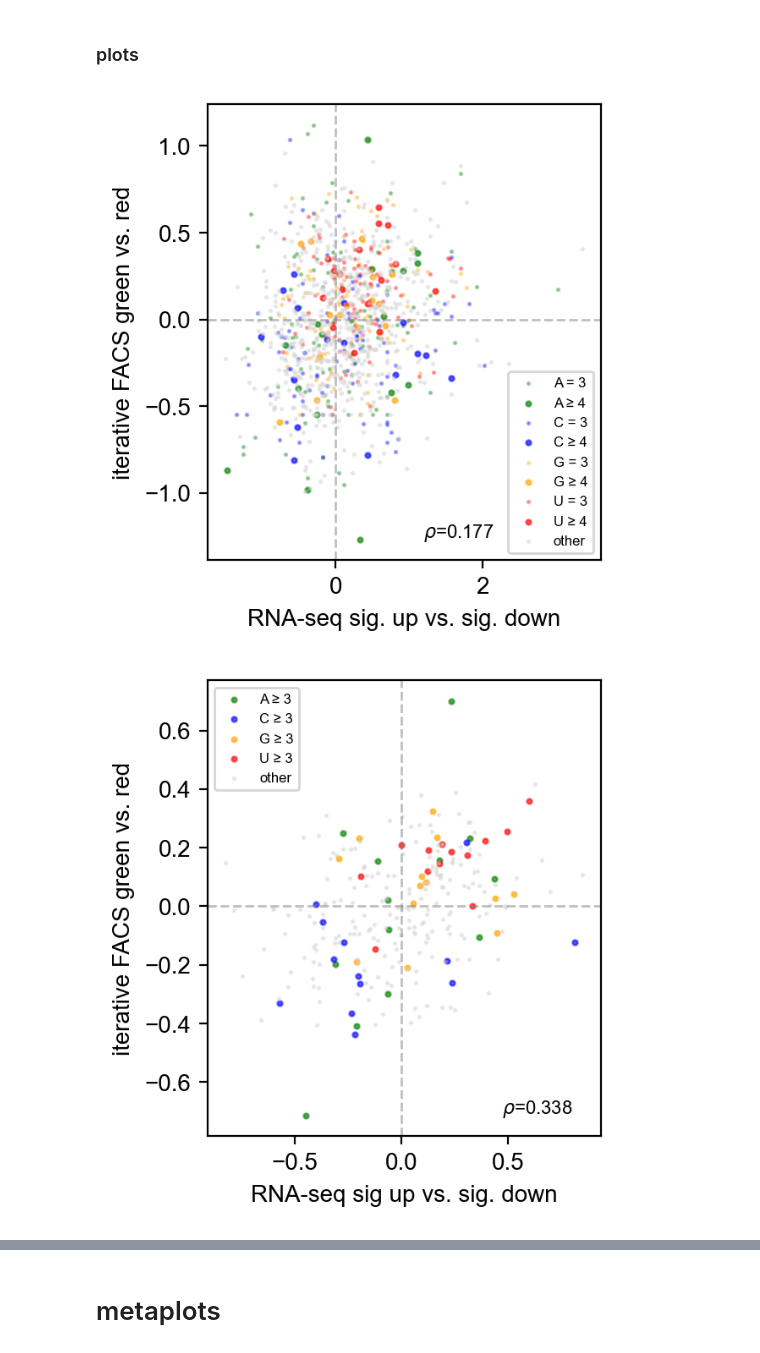
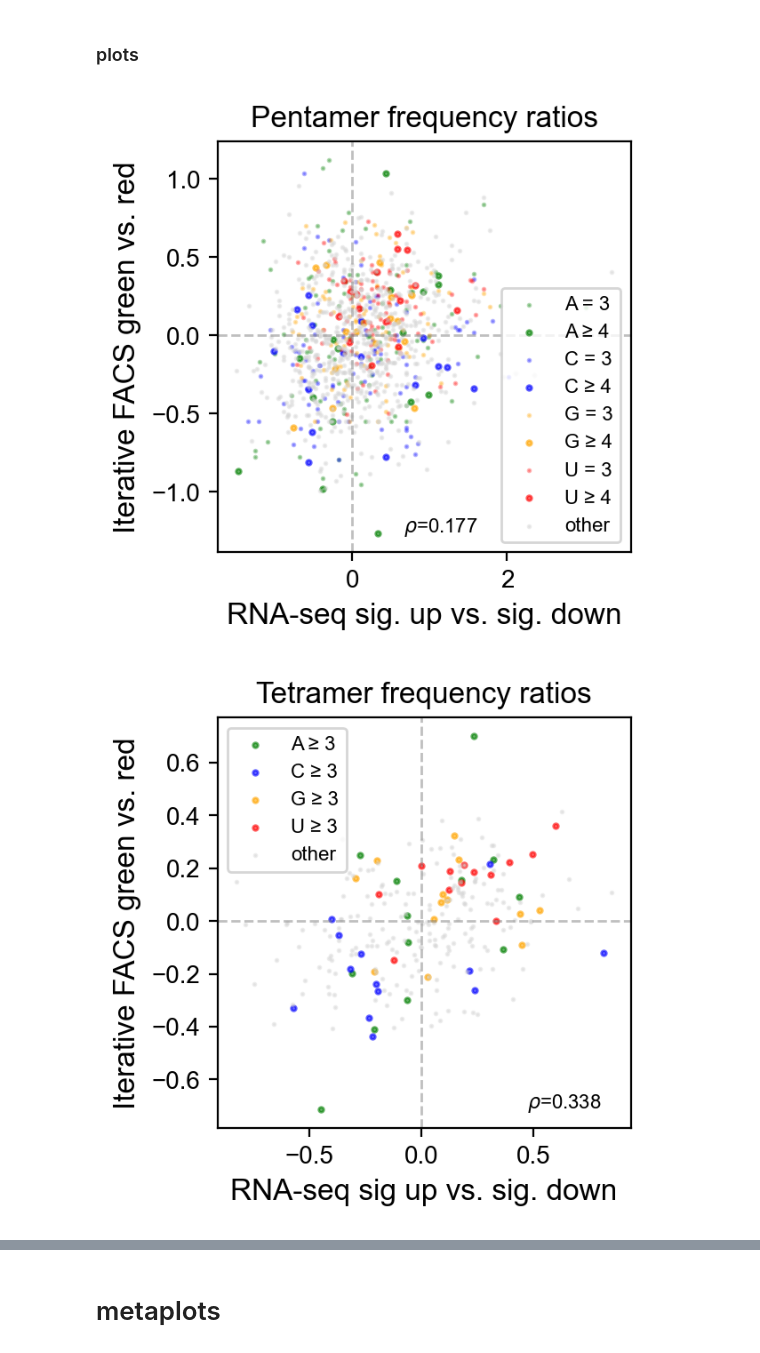
Before and after one commit to ejkk0/IME, a Jupyter notebook: Notebooks/10 Explore sequence dependence of IME.ipynb, the cells around one changed output, grey strips where cells are left out. Saved outputs shown, nothing was run; the diff lists cells and outputs as text; code cells hidden in the pictures.

Commit message:
Updated notebooks with high resolution figures and changes for revisions.

```diff
--- a/Notebooks/10 Explore sequence dependence of IME.ipynb
+++ b/Notebooks/10 Explore sequence dependence of IME.ipynb
@@ -592,6 +574,8 @@ for t in tetramers:
     if rs[1]<0.05:
         tetramer_scores.append((rs[0],t,rs[1], np.median(IME_without), np.median(IME_with)))
 # %%
+p_val_cutoff = 0.01
+
 # Extract p-values
 p_values = np.array([score[2] for score in tetramer_scores])
 
@@ -1091,19 +920,0 @@ for nuc in ['T','A','C','G']:
-# %%
-for nuc in ['T','A','C','G']:
-    patches = {}
-
-    plt.figure(figsize=(2.5,2))
-    counts = [2,3]
-
-    plt.hist([green_non_4[x] for x in tetramers if x.count(nuc)<min(counts)],
-                 color='k', bins=bins, cumulative=True,
-                 density=True, alpha=0.5, histtype='step', linewidth=1,
-                 label=f'other')
-    for i,n in enumerate(counts):
-        plt.hist([green_non_4[x] for x in tetramers if x.count(nuc)==n],
-                 color=nuc_colors[nuc], bins=bins, cumulative=True,
-                 density=True, alpha=0.5, histtype='step', linewidth=(i+2)/2,
-                 label=f'{n}x{nuc}')
-
-    plt.legend(fontsize=6)
-    plt.show()
@@ -1131,7 +937,7 @@ def scatter_rel_pentamer_freqs(dict1,dict2,names,
                               legloc = 'upper left',
                               corrloc = (0.75, 0.05)):
 
-    plt.figure(figsize=(3, 3.5))
+    plt.figure(figsize=(3, 3))
     klen = len(kmers[0])
 
     kmers_plotted = []
@@ -1157,7 +963,7 @@ def scatter_rel_pentamer_freqs(dict1,dict2,names,
             c='lightgrey',
             alpha=0.4, s=1, label=f'other')
 
-    plt.legend(fontsize=6, #bbox_to_anchor=(1.05,0.8)
+    plt.legend(fontsize=8, #bbox_to_anchor=(1.05,0.8)
               loc=legloc)
 
     # Add dotted lines at 0 on both axes
@@ -1165,9 +971,13 @@ def scatter_rel_pentamer_freqs(dict1,dict2,names,
     plt.axvline(0, color='grey', linestyle='--', alpha=0.5, linewidth=1)
 
     # Labels and title
-    plt.xlabel(names[0])
-    plt.ylabel(names[1])
-    #plt.title('Scatter Plot of Pentamer Frequency Ratios')
+    plt.xlabel(names[0], fontsize=12)
+    plt.ylabel(names[1], fontsize=12)
+    if klen==4:
+        kmername = 'Tetramer'
+    if klen==5:
+        kmername = 'Pentamer'
+    plt.title(kmername+' frequency ratios', fontsize=12)
 
     aligned_freqs1, aligned_freqs2 = [dict1[k] for k in kmers], [dict2[k] for k in kmers]
     coef, _ = stats.spearmanr(aligned_freqs1, aligned_freqs2)
@@ -1213,19 +1023,22 @@ def scatter_rel_pentamer_freqs(dict1,dict2,names,
     #            alpha=0.7,
     #            arrowprops=dict(arrowstyle='-', color='grey', lw=0.5))
 
+    plt.savefig(f'figures/Fig7B_{klen}.png', dpi=900, bbox_inches='tight')
+
     # Show plot
     plt.show()
 # %% [markdown]
 ### plots
 # %%
 scatter_rel_pentamer_freqs(up_down,green_red,['RNA-seq sig. up vs. sig. down',
-                                          'iterative FACS green vs. red'],
-                          legloc='lower right', corrloc = (0.55, 0.05))
+                                          'Iterative FACS green vs. red'],
+                          legloc='lower right', corrloc = (0.45, 0.05))
 
 
 scatter_rel_pentamer_freqs(up_down_4,green_red_4,['RNA-seq sig up vs. sig. down',
-                                         'iterative FACS green vs. red'],
+                                         'Iterative FACS green vs. red'],
                          kmers=tetramers)
+                          #legloc='lower right', corrloc = (0.5, 0.05))
 # %% [output]
-[figure, old version]
+[figure, new version]
-[figure, old version]
+[figure, new version]
```
Also changed, not shown: parts of 27 cells of this notebook, 10 other files.
